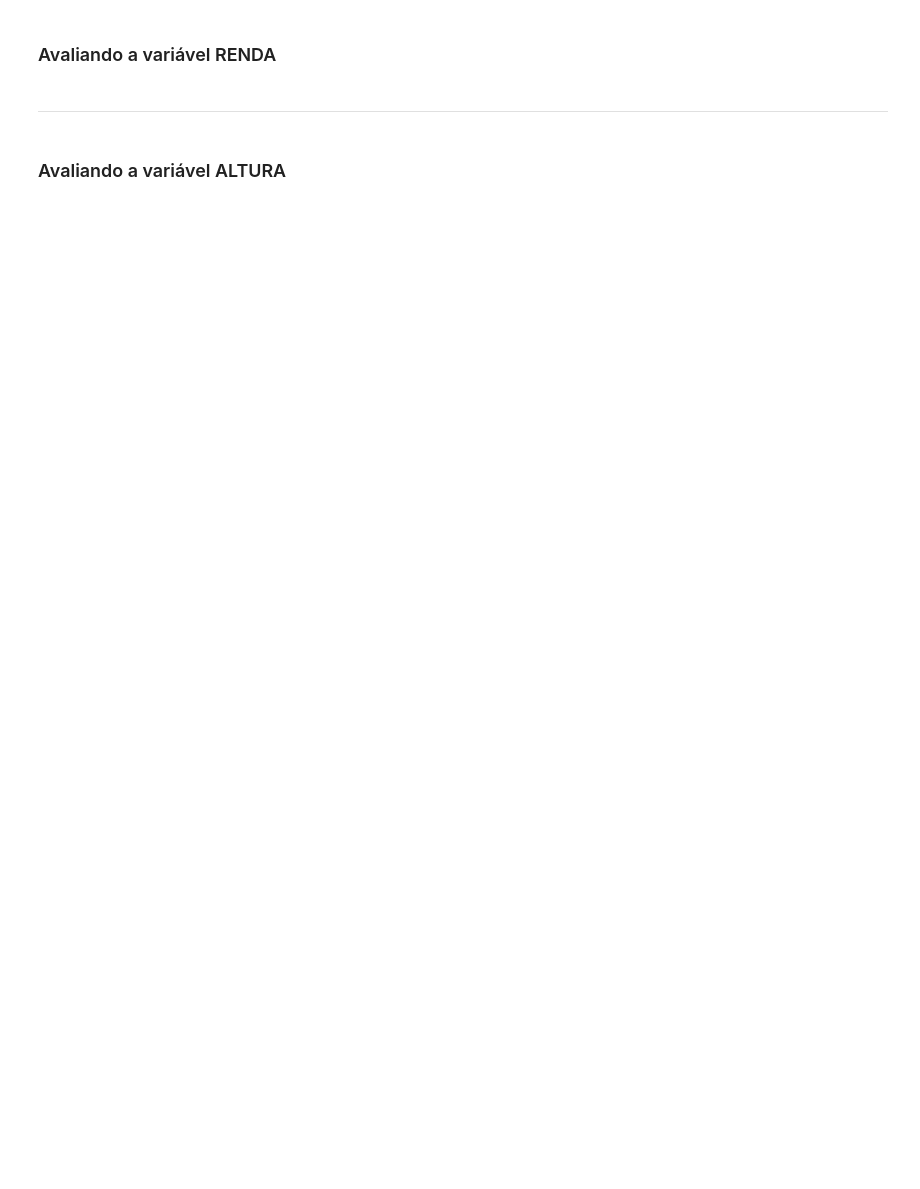
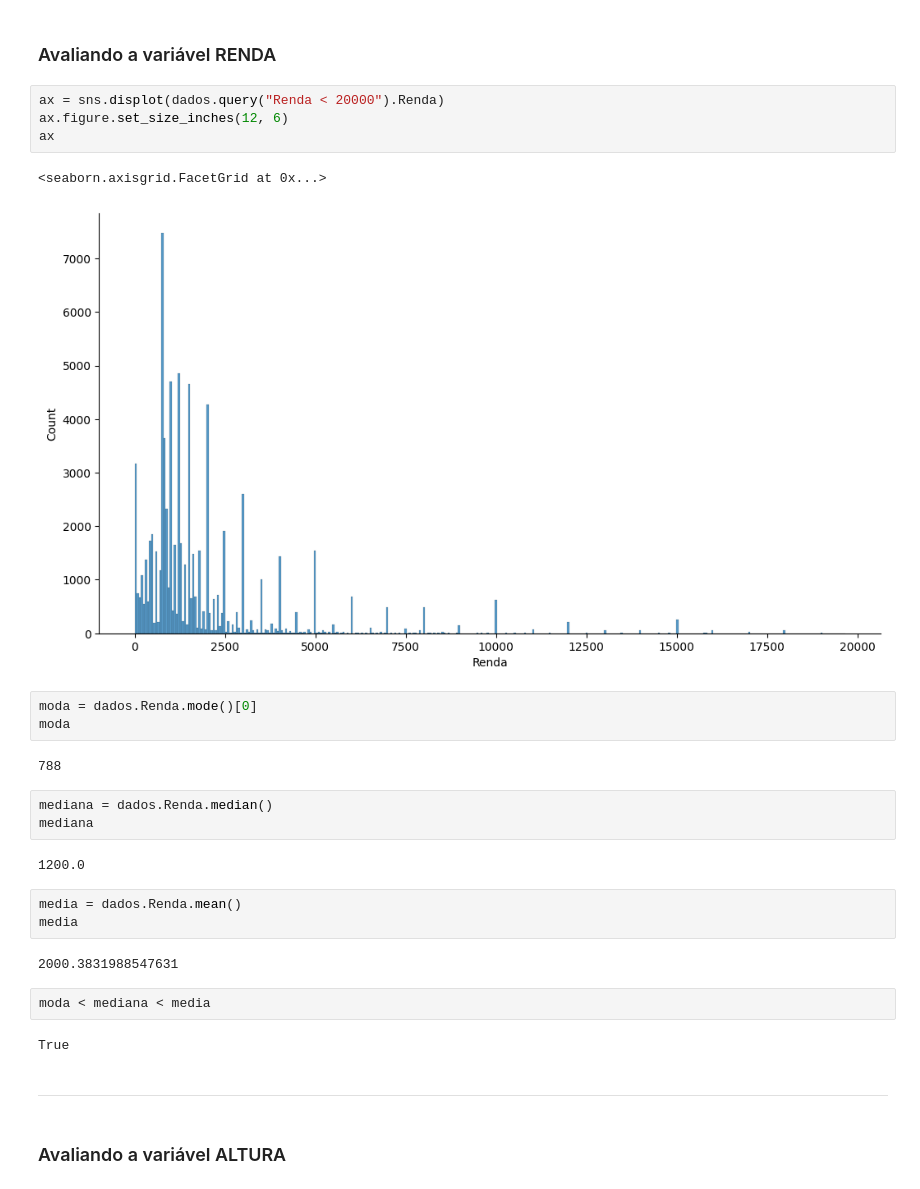
Before and after one commit to joaosantosjps/academic_projects, a Jupyter notebook: alura/data_science/Curso_de_Estatistica/Curso de Estatística/Curso_de_Estatística_Parte_1.ipynb, the cells around one changed output. Saved outputs shown, nothing was run; the diff lists cells and outputs as text; blank space fills up the shorter version.

```diff
--- a/alura/data_science/Curso_de_Estatistica/Curso de Estatística/Curso_de_Estatística_Parte_1.ipynb
+++ b/alura/data_science/Curso_de_Estatistica/Curso de Estatística/Curso_de_Estatística_Parte_1.ipynb
@@ -637,6 +812,32 @@ Pode-se definir a moda como sendo o valor mais frequente de um conjunto de dados
 <img src='https://caelum-online-public.s3.amazonaws.com/1177-estatistica-parte1/01/img004.png' width='80%'>
 # %% [markdown]
 ### Avaliando a variável RENDA
+# %%
+ax = sns.displot(dados.query("Renda < 20000").Renda)
+ax.figure.set_size_inches(12, 6)
+ax
+# %% [output]
+<seaborn.axisgrid.FacetGrid at 0x...>
+[figure, added]
+# %%
+moda = dados.Renda.mode()[0]
+moda
+# %% [output]
+788
+# %%
+mediana = dados.Renda.median()
+mediana
+# %% [output]
+1200.0
+# %%
+media = dados.Renda.mean()
+media
+# %% [output]
+2000.3831988547631
+# %%
+moda < mediana < media
+# %% [output]
+True
 # %% [markdown]
 ***
 # %% [markdown]
```
Also changed, not shown: parts of 31 cells of this notebook.
